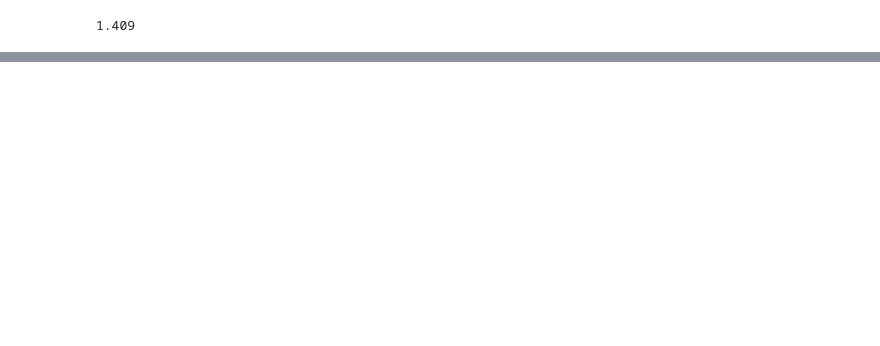
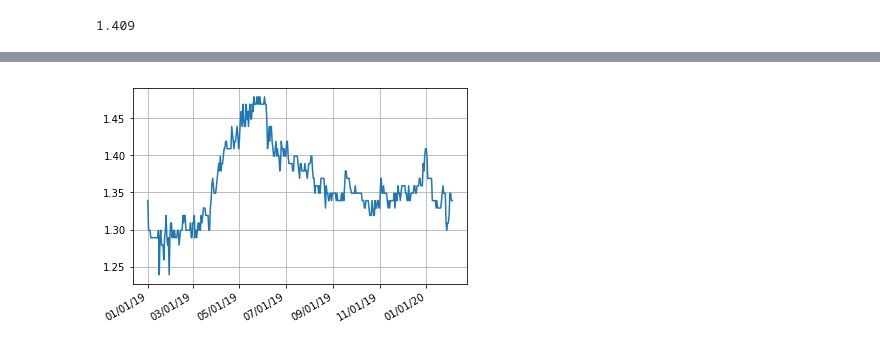
Before and after one commit to grevtsovkirill/GasAnalysis, a Jupyter notebook: GasAnalysis.ipynb, the cells around one changed output, grey strips where cells are left out. Drawn from its saved outputs; the diff is of its cells as text; code cells hidden in the pictures; blank space fills up the shorter version.

```diff
--- a/GasAnalysis.ipynb
+++ b/GasAnalysis.ipynb
@@ -281,0 +301,18 @@ t_array=get_lowprice_time(merged_data)
+# %%
+
+spec_id = "e1a15081-2617-9107-e040-0b0a3dfe563c"
+# %%
+min_price_data = pd.DataFrame()
+mip_data_dir = 'data/processed/total'
+for filename in os.listdir(mip_data_dir):
+    if "csv" in filename:
+        print(filename)
+        dataset=pd.read_csv(os.path.join(mip_data_dir, filename))
+        #print("all ",len(dataset))
+        dataset_spec = dataset.loc[dataset.station_uuid==spec_id]
+        dataset_spec = dataset_spec.sort_values('date', ascending=True)
+        dataset_spec = dataset_spec.loc[dataset_spec.e5<=dataset_spec.e5.min()][:1]
+        #print("sel ",len(dataset_spec))
+        min_price_data = min_price_data.append(dataset_spec)
+
+min_price_data = min_price_data.sort_values('date', ascending=True)
@@ -281,0 +350,9 @@ t_array=get_lowprice_time(merged_data)
+# %%
+def prep_min_price(df):
+    df = df[['date', 'e5']].copy()
+    df.loc[:,'date']=pd.to_datetime(df['date'],utc=True).dt.date
+    #df = df.set_index('date')
+    df = df.reset_index(drop=True)
+    return df
+# %%
+min_price_ready = prep_min_price(min_price_data)
@@ -281,0 +445,4 @@ t_array=get_lowprice_time(merged_data)
+# %%
+plot_over_time_1(min_price_ready,True,'e5_variation_over19-20')
+# %% [output]
+[figure, added]
```
Also changed, not shown: parts of 46 cells of this notebook.
